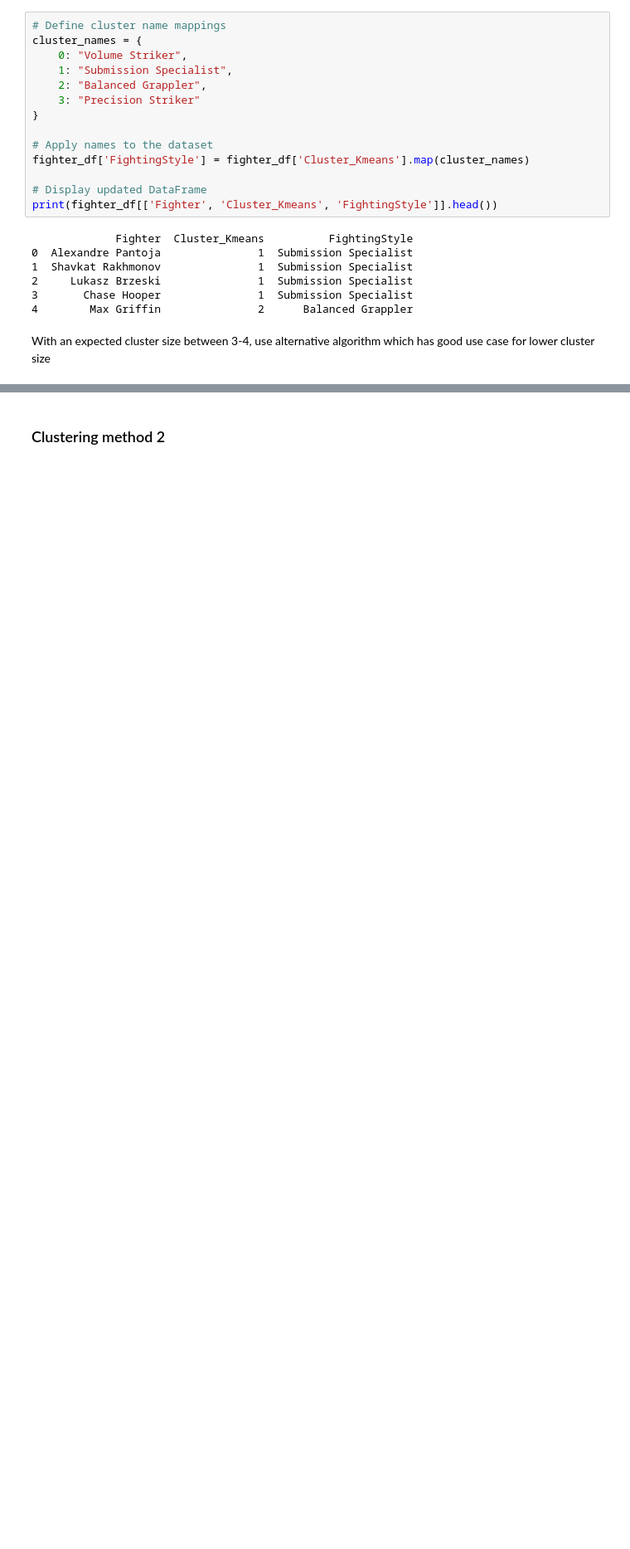
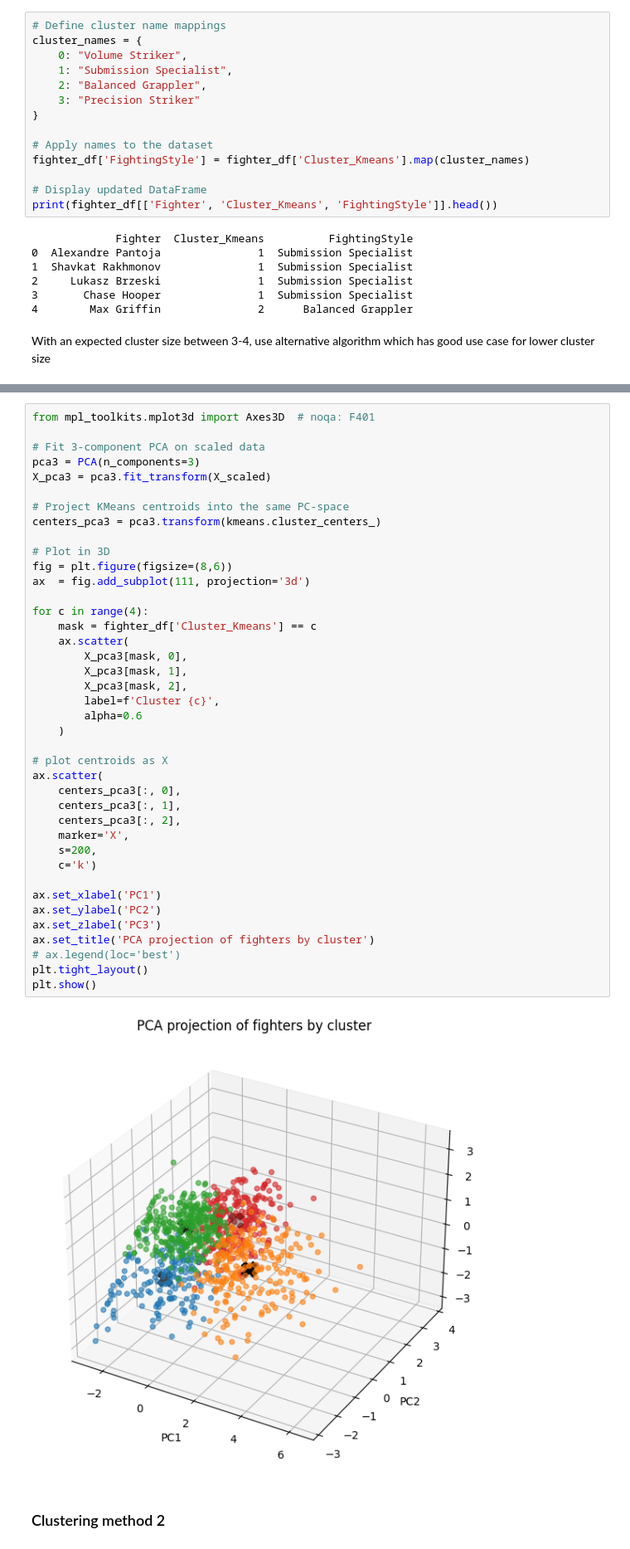
Before and after one commit to sgracia19/sgracia19.github.io, a Jupyter notebook: projects/ufc-fighter-style-segmentation.ipynb, the cells around one changed output, grey strips where cells are left out. Shown at 83% size. Saved outputs shown, nothing was run; the diff lists cells and outputs as text; blank space fills up the shorter version.

```diff
--- a/projects/ufc-fighter-style-segmentation.ipynb
+++ b/projects/ufc-fighter-style-segmentation.ipynb
@@ -477,3 +485,45 @@ With an expected cluster size between 3-4, use alternative algorithm which has g
+# %%
+from mpl_toolkits.mplot3d import Axes3D  # noqa: F401
+
+# Fit 3-component PCA on scaled data
+pca3 = PCA(n_components=3)
+X_pca3 = pca3.fit_transform(X_scaled)
+
+# Project KMeans centroids into the same PC-space
+centers_pca3 = pca3.transform(kmeans.cluster_centers_)
+
+# Plot in 3D
+fig = plt.figure(figsize=(8,6))
+ax  = fig.add_subplot(111, projection='3d')
+
+for c in range(4):
+    mask = fighter_df['Cluster_Kmeans'] == c
+    ax.scatter(
+        X_pca3[mask, 0],
+        X_pca3[mask, 1],
+        X_pca3[mask, 2],
+        label=f'Cluster {c}',
+        alpha=0.6
+    )
+
+# plot centroids as X
+ax.scatter(
+    centers_pca3[:, 0],
+    centers_pca3[:, 1],
+    centers_pca3[:, 2],
+    marker='X',
+    s=200,
+    c='k')
+
+ax.set_xlabel('PC1')
+ax.set_ylabel('PC2')
+ax.set_zlabel('PC3')
+ax.set_title('PCA projection of fighters by cluster')
+# ax.legend(loc='best')
+plt.tight_layout()
+plt.show()
+# %% [output]
+[figure, added]
 # %% [markdown]
 ### Clustering method 2
 # %%
```
Also changed, not shown: parts of 7 cells of this notebook, 2 other files.
